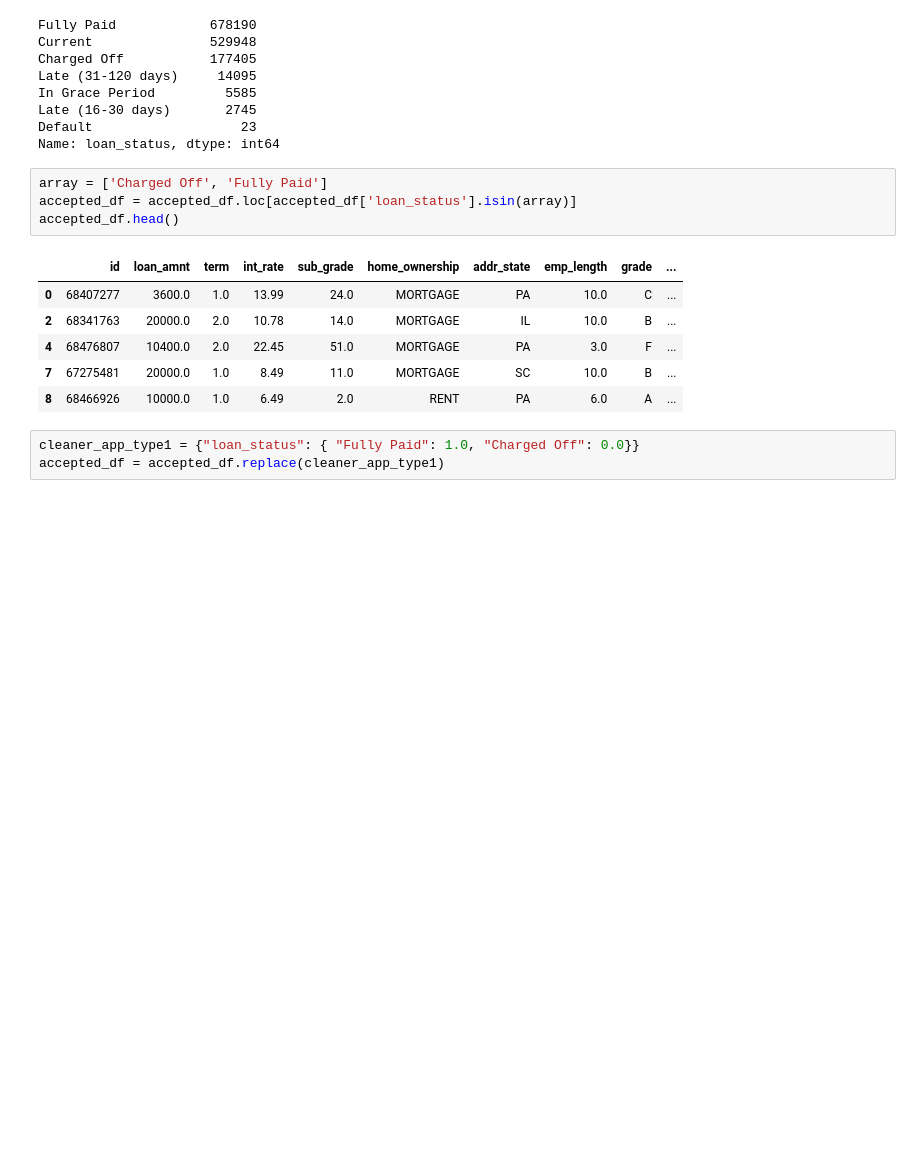
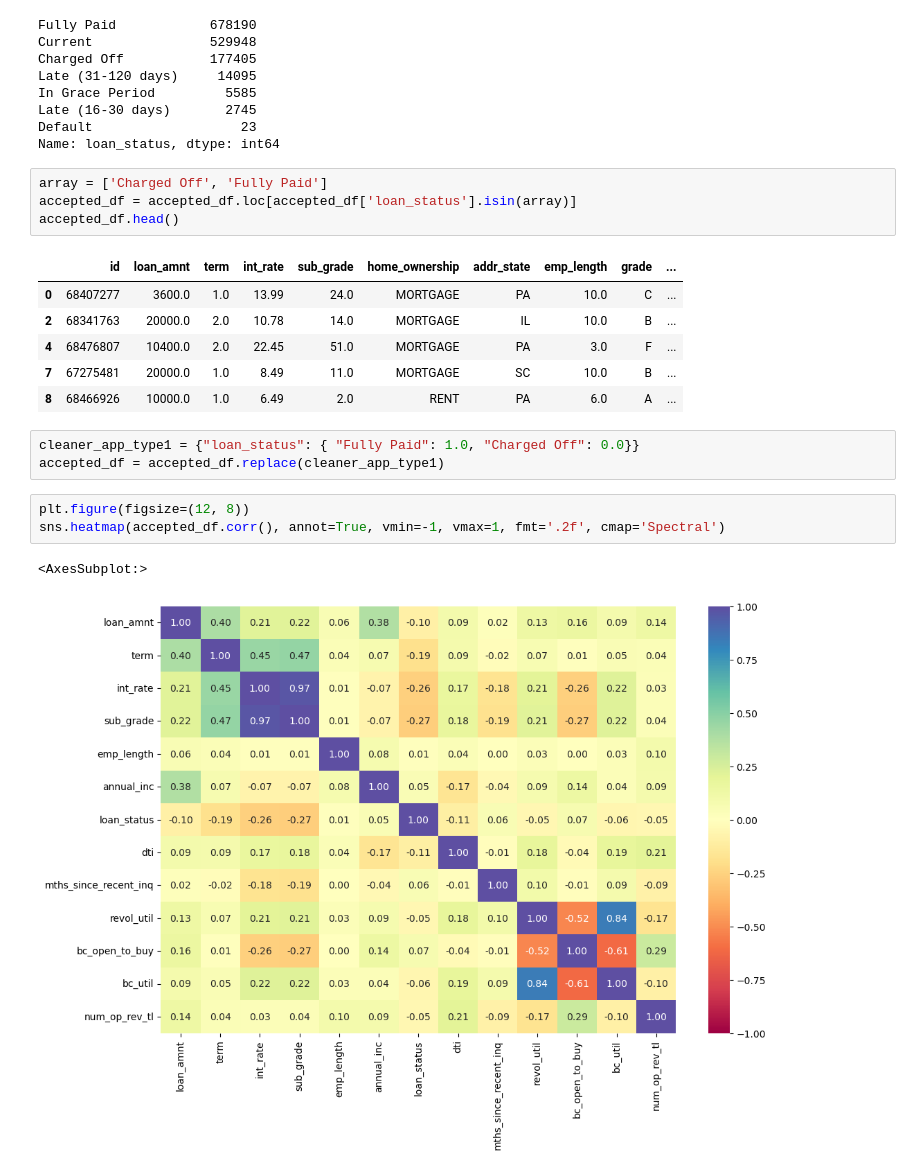
Before and after one commit to prpercy/LendingGenie, a Jupyter notebook: Preprocessing.ipynb, the cells around one changed output. Cells and saved outputs as stored; diff of their text form; blank space fills up the shorter version.

```diff
--- a/Preprocessing.ipynb
+++ b/Preprocessing.ipynb
@@ -57,3 +86,9 @@ accepted_df.head()
 # %%
 cleaner_app_type1 = {"loan_status": { "Fully Paid": 1.0, "Charged Off": 0.0}}
 accepted_df = accepted_df.replace(cleaner_app_type1)
+# %%
+plt.figure(figsize=(12, 8))
+sns.heatmap(accepted_df.corr(), annot=True, vmin=-1, vmax=1, fmt='.2f', cmap='Spectral')
+# %% [output]
+<AxesSubplot:>
+[figure, added]
```
Also changed, not shown: parts of 3 cells of this notebook.
